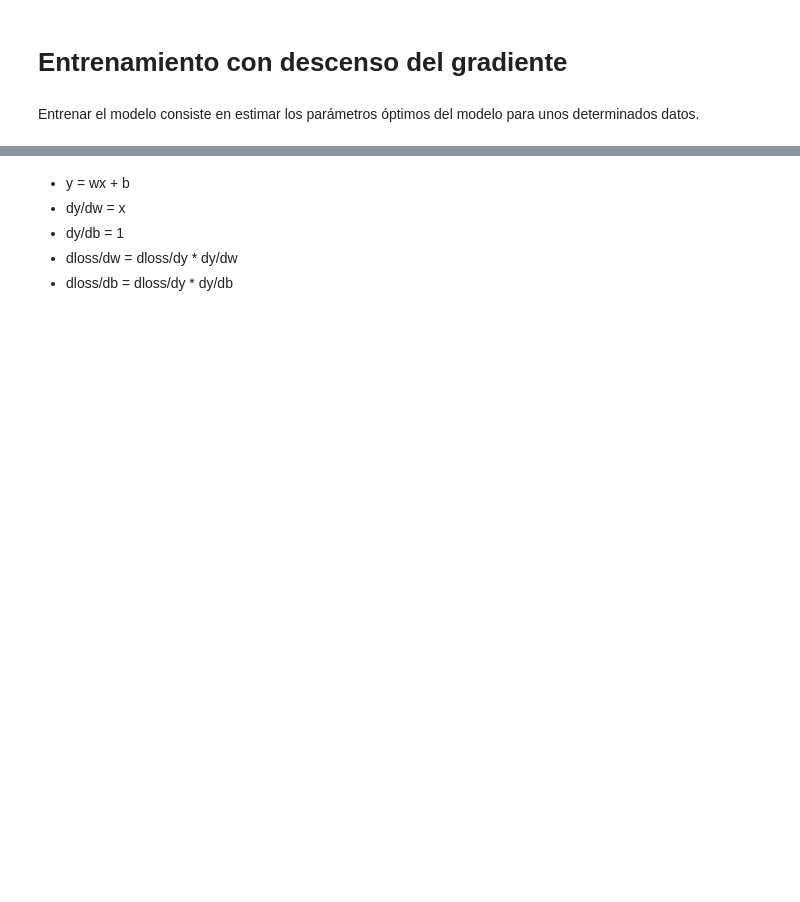
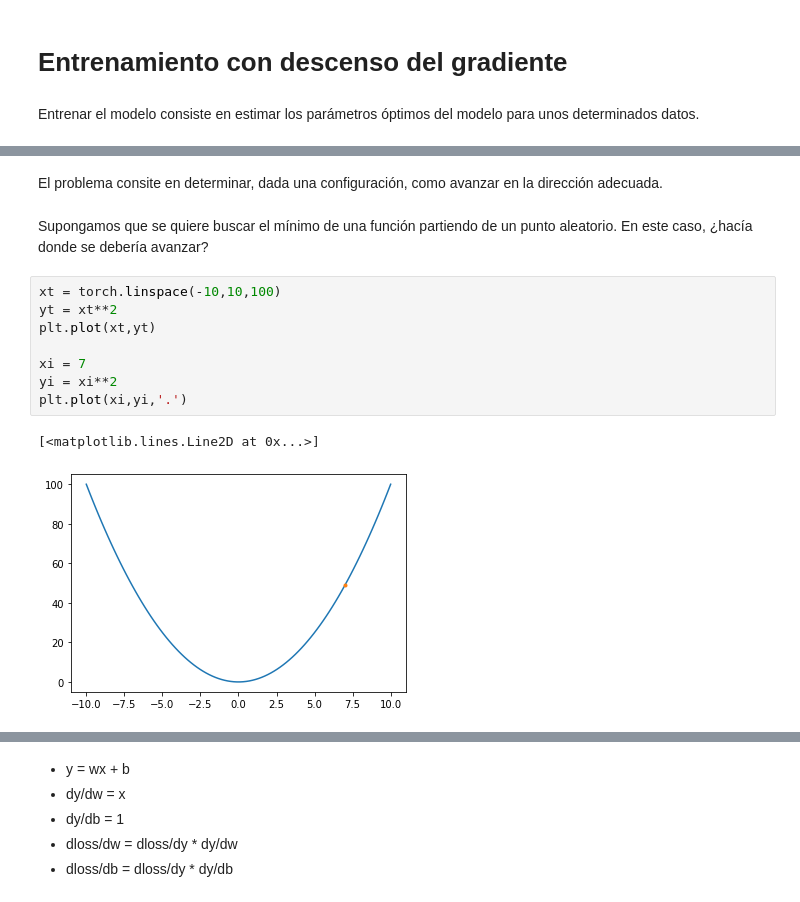
Before and after one commit to rusamentiaga/pytorch-test, a Jupyter notebook: 2_learning.ipynb, the cells around one changed output, grey strips where cells are left out. Saved outputs shown, nothing was run; the diff lists cells and outputs as text; blank space fills up the shorter version.

```diff
--- a/2_learning.ipynb
+++ b/2_learning.ipynb
@@ -81,0 +91,15 @@ Entrenar el modelo consiste en estimar los parámetros óptimos del modelo para
+# %% [markdown]
+El problema consite en determinar, dada una configuración, como avanzar en la dirección adecuada.
+# %% [markdown]
+Supongamos que se quiere buscar el mínimo de una función partiendo de un punto aleatorio. En este caso, ¿hacía donde se debería avanzar?
+# %%
+xt = torch.linspace(-10,10,100)
+yt = xt**2
+plt.plot(xt,yt)
+
+xi = 7
+yi = xi**2
+plt.plot(xi,yi,'.')
+# %% [output]
+[<matplotlib.lines.Line2D at 0x...>]
+[figure, added]
```
Also changed, not shown: parts of 17 cells of this notebook.
